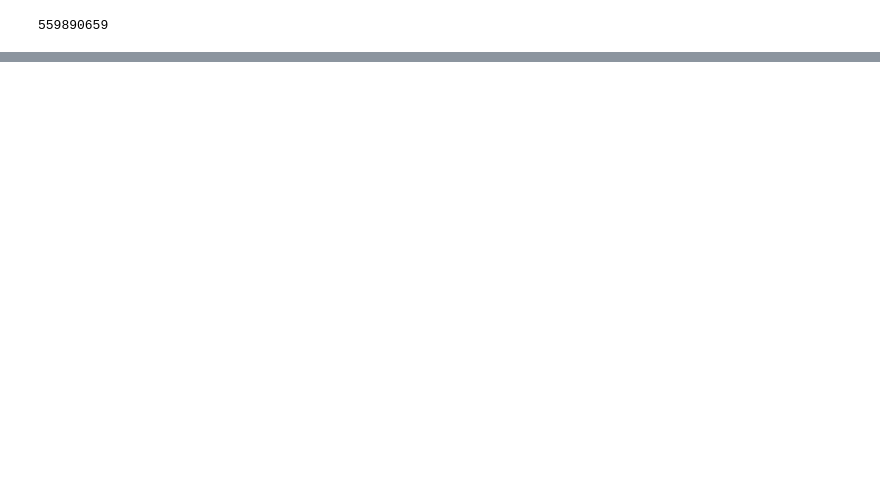
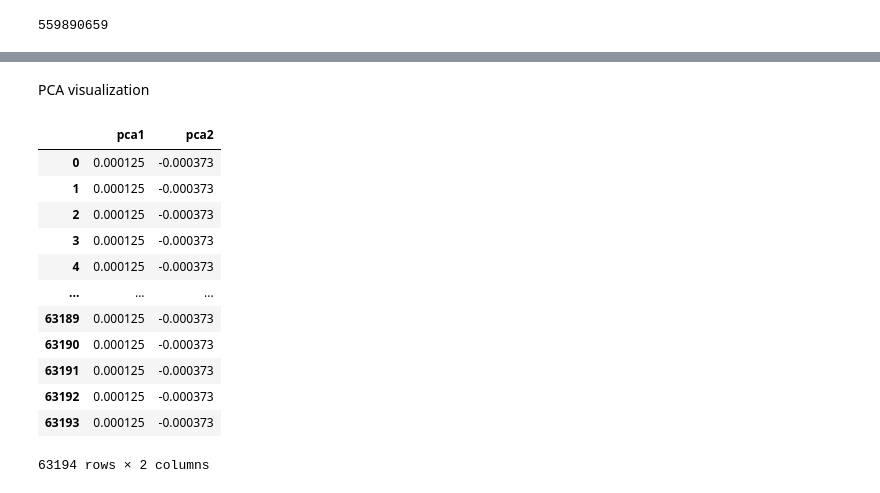
Before and after one commit to GenerativeMolMachines/BiopolymersKG, a Jupyter notebook: notebooks/protein_embeddings.ipynb, the cells around one changed output, grey strips where cells are left out. Saved outputs shown, nothing was run; the diff lists cells and outputs as text; code cells hidden in the pictures; blank space fills up the shorter version.

```diff
--- a/notebooks/protein_embeddings.ipynb
+++ b/notebooks/protein_embeddings.ipynb
@@ -69,0 +153,2 @@ kmeans = KMeans()
+# %% [markdown]
+PCA visualization
@@ -69,0 +159,16 @@ kmeans = KMeans()
+# %%
+transformed_embeddings
+# %% [output]
+|  | pca1 | pca2 |
+| 0 | 0.000125 | -0.000373 |
+| 1 | 0.000125 | -0.000373 |
+| 2 | 0.000125 | -0.000373 |
+| 3 | 0.000125 | -0.000373 |
+| 4 | 0.000125 | -0.000373 |
+| ... | ... | ... |
+| 63189 | 0.000125 | -0.000373 |
+| 63190 | 0.000125 | -0.000373 |
+| 63191 | 0.000125 | -0.000373 |
+| 63192 | 0.000125 | -0.000373 |
+| 63193 | 0.000125 | -0.000373 |
+63194 rows × 2 columns
```
Also changed, not shown: parts of 25 cells of this notebook, 2 other files.
